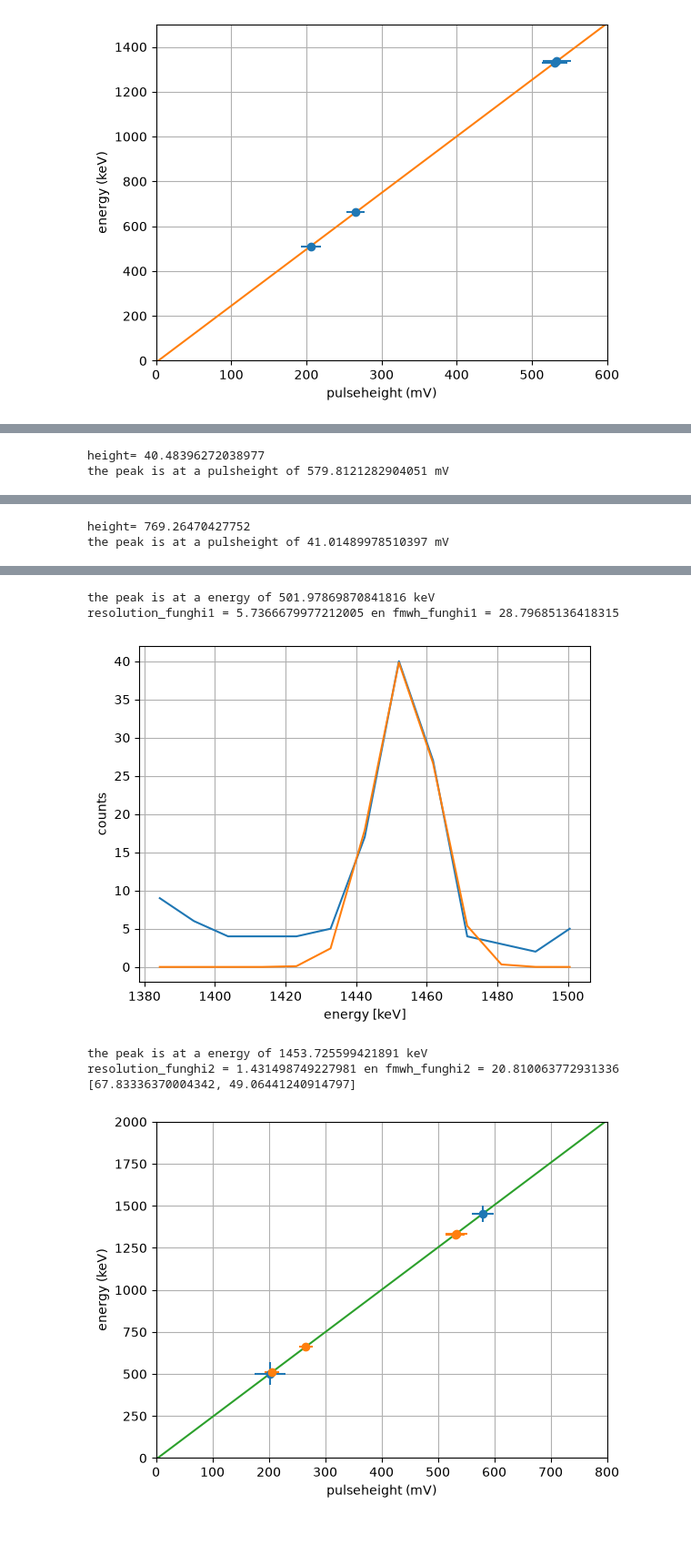
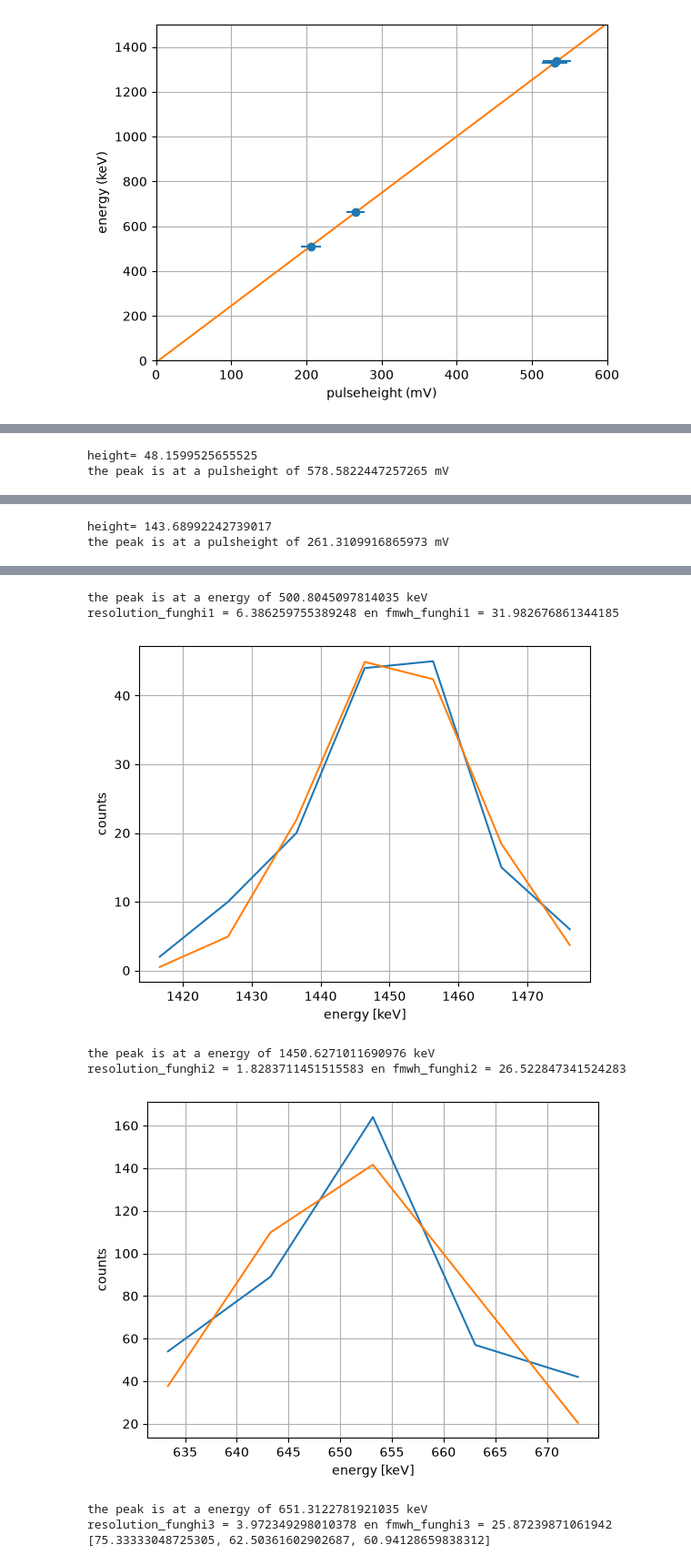
Before and after one commit to edwarddrenth/NSP2-particle-physics, a Jupyter notebook: fit.ipynb, the cells around one changed output, grey strips where cells are left out. Shown at 91% size. Saved outputs shown, nothing was run; the diff lists cells and outputs as text; code cells hidden in the pictures; blank space fills up the shorter version.

```diff
--- a/fit.ipynb
+++ b/fit.ipynb
@@ -287,16 +287,38 @@ the peak is at a pulsheight of 530.629594570083 mV
           1.,   2.,   0.,   1.,   1.,   1.,   1.,   2.,   0.,   0.,   0.,
           2.,   1.,   0.,   1.,   0.,   0.,   1.]))
 # %%
+# pulseheight_funghi1, std_funghi1, pulseheight_list_funghi1, counts_funghi1 = fitten_pulseheight(
+#     "spectrum_funghi", 192, 212
+# )
+
+# pulseheight_funghi2, std_funghi2, pulseheight_list_funghi2, counts_funghi2 = fitten_pulseheight(
+#     "spectrum_funghi", 550, 600
+# )
+
+# pulseheight_funghi3, std_funghi3, pulseheight_list_funghi3, counts_funghi3 = fitten_pulseheight(
+#     "spectrum_funghi", 0, 1000
+# )
+
+
+# fmwh_funghi1, energy_funghi1 = fitten_Energy(pulseheight_list_funghi1, counts_funghi1, a, b)
+# resolution_funghi1 = fmwh_funghi1 / energy_funghi1 * 100
+# print(f"resolution_funghi1 = {resolution_funghi1} en fmwh_funghi1 = {fmwh_funghi1}")
+
+# fmwh_funghi2, energy_funghi2 = fitten_Energy(pulseheight_list_funghi2, counts_funghi2, a, b)
+# resolution_funghi2 = fmwh_funghi2 / energy_funghi2 * 100
+# print(f"resolution_funghi2 = {resolution_funghi2} en fmwh_funghi2 = {fmwh_funghi2}")
+
+
 pulseheight_funghi1, std_funghi1, pulseheight_list_funghi1, counts_funghi1 = fitten_pulseheight(
-    "spectrum_funghi", 192, 212
+    "spectrum_funghi3", 195, 210
 )
 
 pulseheight_funghi2, std_funghi2, pulseheight_list_funghi2, counts_funghi2 = fitten_pulseheight(
-    "spectrum_funghi", 550, 600
+    "spectrum_funghi3", 565, 590
 )
 
 pulseheight_funghi3, std_funghi3, pulseheight_list_funghi3, counts_funghi3 = fitten_pulseheight(
-    "spectrum_funghi", 0, 1000
+    "spectrum_funghi3", 253, 270
 )
 
 
@@ -308,12 +330,16 @@ fmwh_funghi2, energy_funghi2 = fitten_Energy(pulseheight_list_funghi2, counts_fu
 resolution_funghi2 = fmwh_funghi2 / energy_funghi2 * 100
 print(f"resolution_funghi2 = {resolution_funghi2} en fmwh_funghi2 = {fmwh_funghi2}")
 
+fmwh_funghi3, energy_funghi3 = fitten_Energy(pulseheight_list_funghi3, counts_funghi3, a, b)
+resolution_funghi3 = fmwh_funghi3 / energy_funghi3 * 100
+print(f"resolution_funghi3 = {resolution_funghi3} en fmwh_funghi3 = {fmwh_funghi3}")
 
-pulseheight_funghi = np.array([ pulseheight_funghi1, pulseheight_funghi2])
-pulseheight_funghi_std = np.array([std_funghi1, std_funghi2])
 
-energy_funghi = np.array([energy_funghi1, energy_funghi2])
-Energy_funghi_std = [float(EnergyError(pulseheight_funghi1, std_funghi1)), float(EnergyError(pulseheight_funghi2, std_funghi2))]
+pulseheight_funghi = np.array([ pulseheight_funghi1, pulseheight_funghi2, pulseheight_funghi3])
+pulseheight_funghi_std = np.array([std_funghi1, std_funghi2, std_funghi3])
+
+energy_funghi = np.array([energy_funghi1, energy_funghi2, energy_funghi3])
+Energy_funghi_std = [float(EnergyError(pulseheight_funghi1, std_funghi1)), float(EnergyError(pulseheight_funghi2, std_funghi2)), float(EnergyError(pulseheight_funghi3, std_funghi3))]
 
 print(Energy_funghi_std)
 
@@ -333,2 +359,2 @@ the peak is at a pulsheight of 202.03615958434528 mV
-height= 40.48396272038977
-the peak is at a pulsheight of 579.8121282904051 mV
+height= 48.1599525655525
+the peak is at a pulsheight of 578.5822447257265 mV
@@ -336,2 +362,2 @@ the peak is at a pulsheight of 579.8121282904051 mV
-height= 769.26470427752
-the peak is at a pulsheight of 41.01489978510397 mV
+height= 143.68992242739017
+the peak is at a pulsheight of 261.3109916865973 mV
@@ -340,7 +366,9 @@ the peak is at a pulsheight of 41.01489978510397 mV
-the peak is at a energy of 501.97869870841816 keV
-resolution_funghi1 = 5.7366679977212005 en fmwh_funghi1 = 28.79685136418315
+the peak is at a energy of 500.8045097814035 keV
+resolution_funghi1 = 6.386259755389248 en fmwh_funghi1 = 31.982676861344185
-[figure, old version]
+[figure, new version]
-the peak is at a energy of 1453.725599421891 keV
-resolution_funghi2 = 1.431498749227981 en fmwh_funghi2 = 20.810063772931336
-[67.83336370004342, 49.06441240914797]
+the peak is at a energy of 1450.6271011690976 keV
+resolution_funghi2 = 1.8283711451515583 en fmwh_funghi2 = 26.522847341524283
-[figure, old version]
+[figure, new version]
+the peak is at a energy of 651.3122781921035 keV
+resolution_funghi3 = 3.972349298010378 en fmwh_funghi3 = 25.87239871061942
+[75.33333048725305, 62.50361602902687, 60.94128659838312]
```
Also changed, not shown: parts of 2 cells of this notebook, 3 other files.
